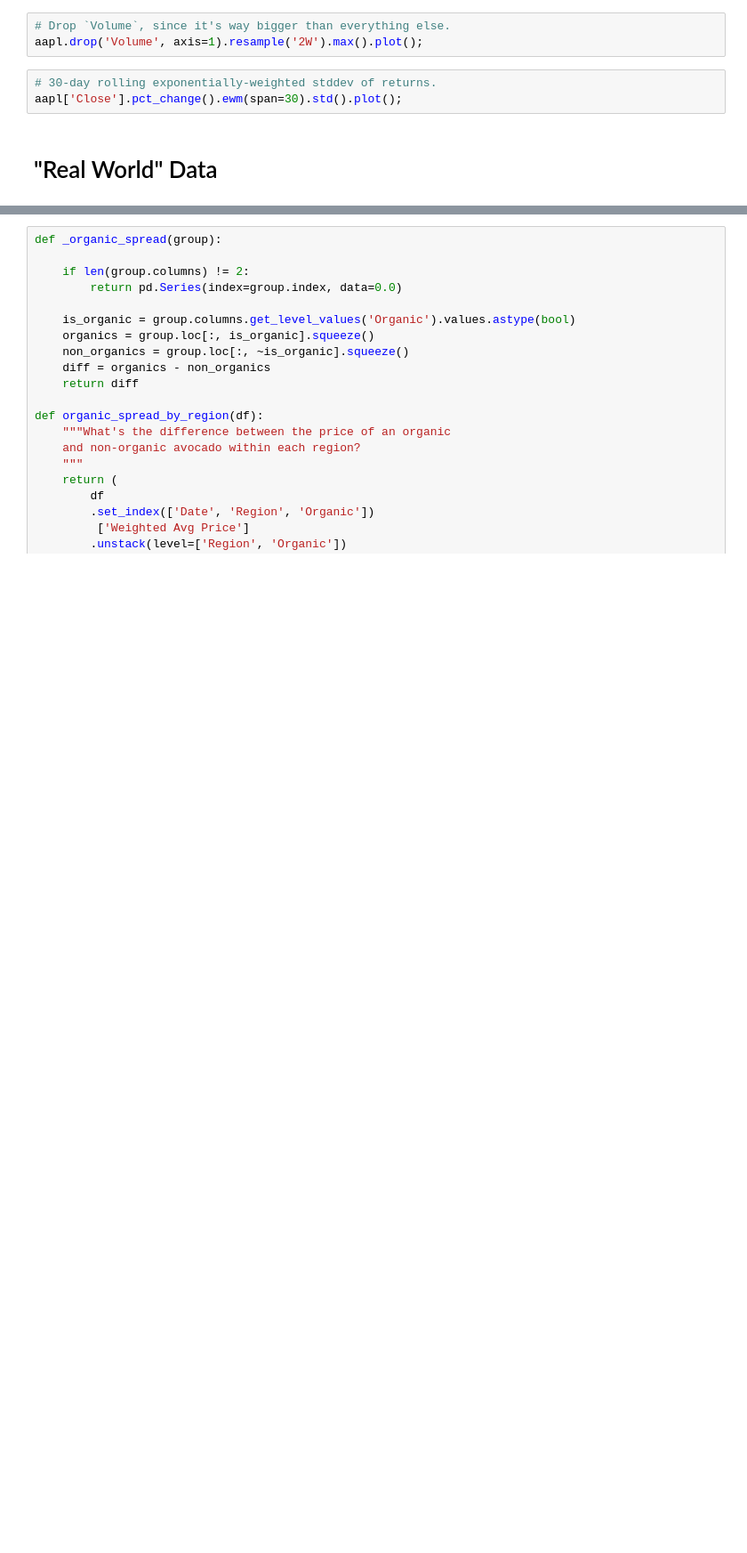
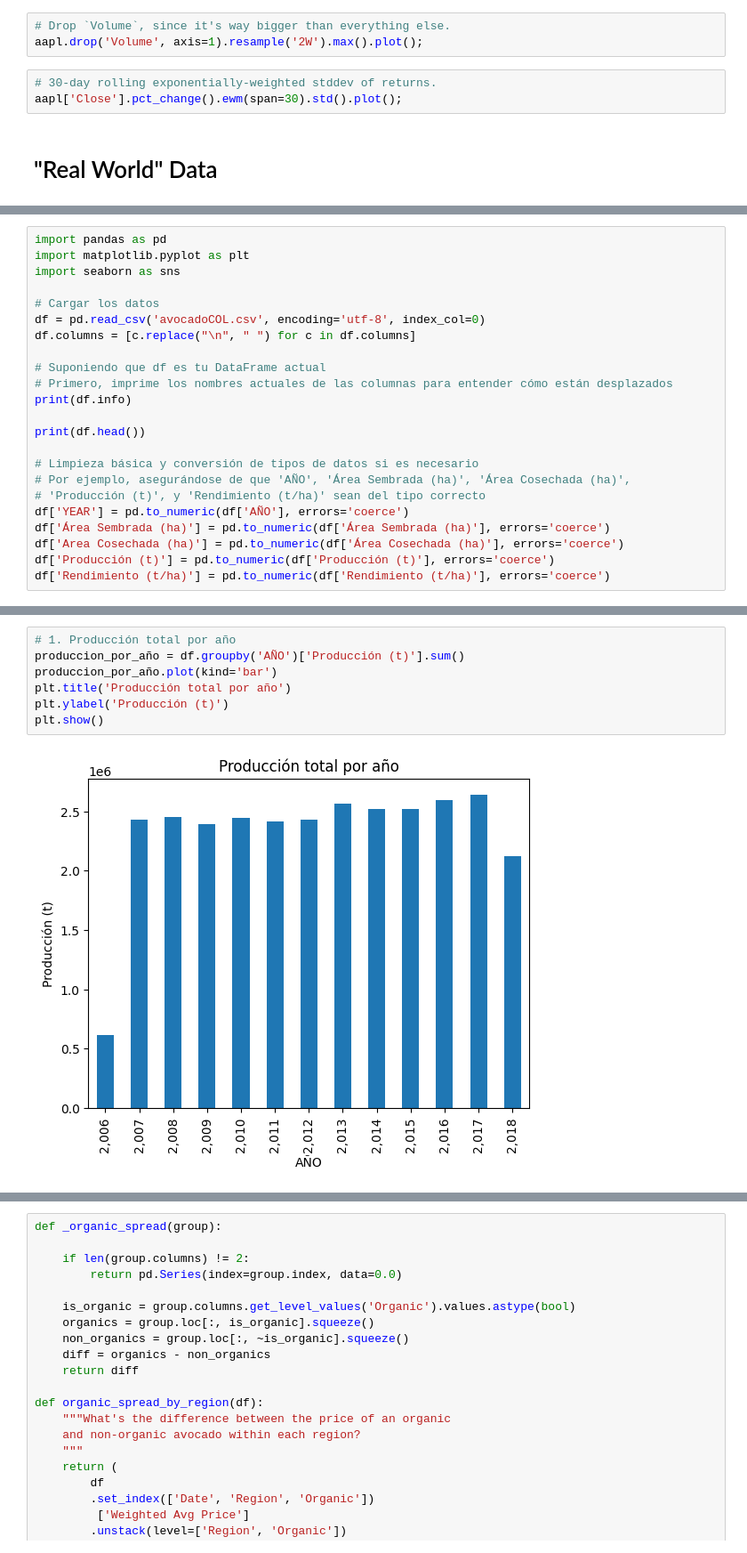
Before and after one commit to MateoAV/MetNumUN2024II, a Jupyter notebook: Lab2/Lab2.ipynb, the cells around one changed output, grey strips where cells are left out. Shown at 89% size. Saved outputs shown, nothing was run; the diff lists cells and outputs as text; blank space fills up the shorter version.

```diff
--- a/Lab2/Lab2.ipynb
+++ b/Lab2/Lab2.ipynb
@@ -1296,0 +1287,23 @@ hass.groupby(['Date', 'Region'])['Weighted Avg Price'].mean().unstack().ffill().
+# %%
+import pandas as pd
+import matplotlib.pyplot as plt
+import seaborn as sns
+
+# Cargar los datos
+df = pd.read_csv('avocadoCOL.csv', encoding='utf-8', index_col=0)
+df.columns = [c.replace("\n", " ") for c in df.columns]
+
+# Suponiendo que df es tu DataFrame actual
+# Primero, imprime los nombres actuales de las columnas para entender cómo están desplazados
+print(df.info)
+
+print(df.head())
+
+# Limpieza básica y conversión de tipos de datos si es necesario
+# Por ejemplo, asegurándose de que 'AÑO', 'Área Sembrada (ha)', 'Área Cosechada (ha)',
+# 'Producción (t)', y 'Rendimiento (t/ha)' sean del tipo correcto
+df['YEAR'] = pd.to_numeric(df['AÑO'], errors='coerce')
+df['Área Sembrada (ha)'] = pd.to_numeric(df['Área Sembrada (ha)'], errors='coerce')
+df['Area Cosechada (ha)'] = pd.to_numeric(df['Área Cosechada (ha)'], errors='coerce')
+df['Producción (t)'] = pd.to_numeric(df['Producción (t)'], errors='coerce')
+df['Rendimiento (t/ha)'] = pd.to_numeric(df['Rendimiento (t/ha)'], errors='coerce')
@@ -1296,0 +1328,9 @@ hass.groupby(['Date', 'Region'])['Weighted Avg Price'].mean().unstack().ffill().
+# %%
+# 1. Producción total por año
+produccion_por_año = df.groupby('AÑO')['Producción (t)'].sum()
+produccion_por_año.plot(kind='bar')
+plt.title('Producción total por año')
+plt.ylabel('Producción (t)')
+plt.show()
+# %% [output]
+[figure, added]
```
Also changed, not shown: parts of 12 cells of this notebook.
